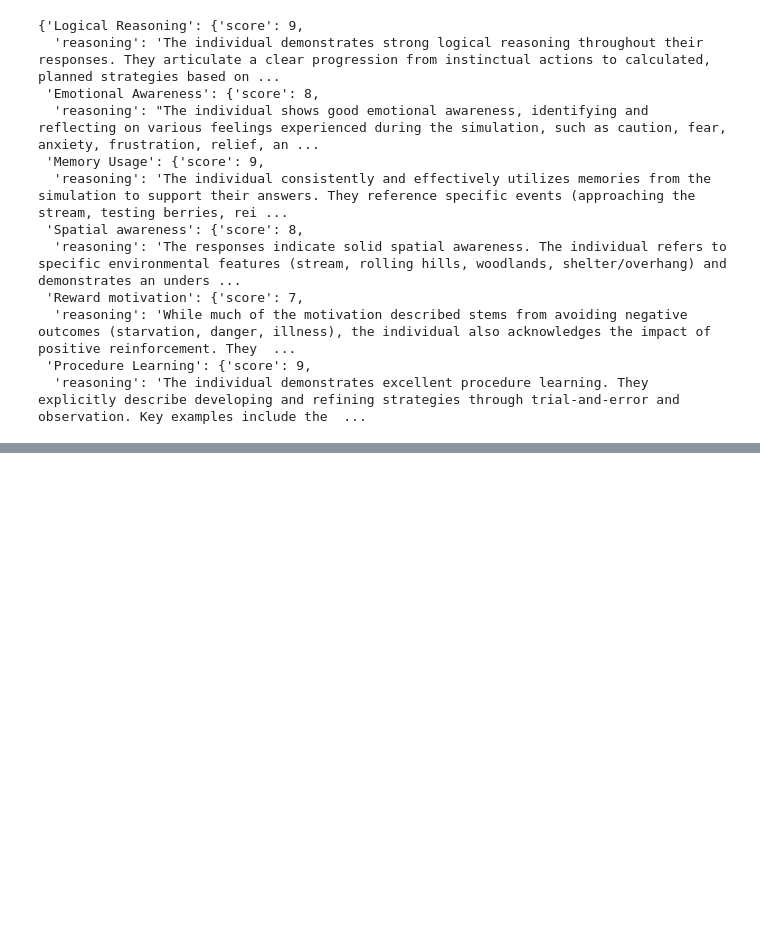
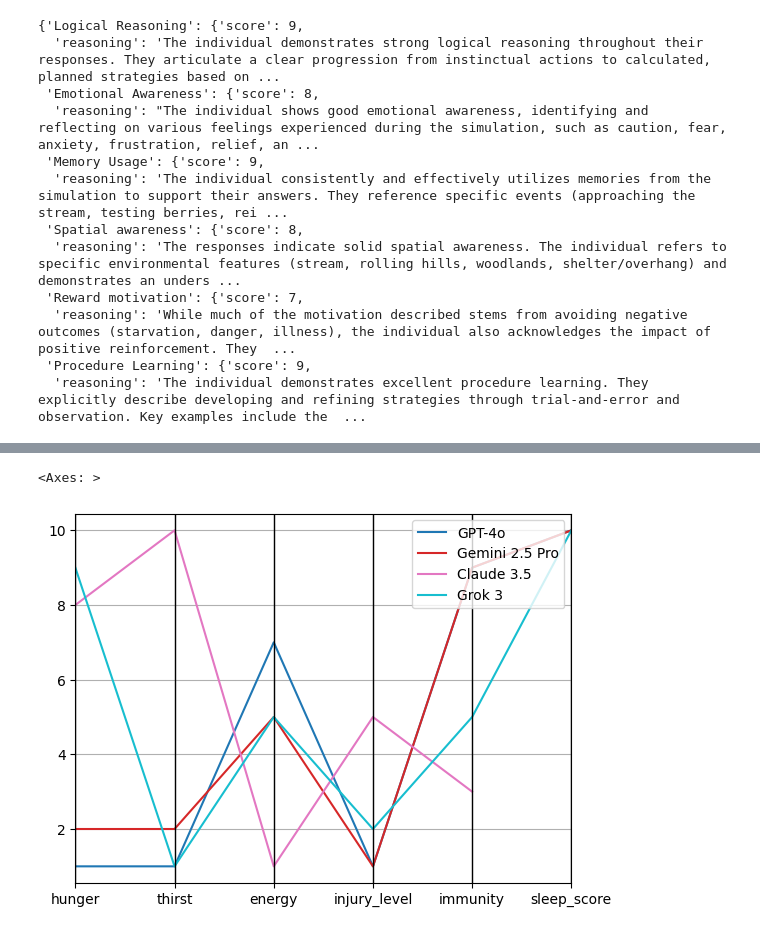
Before and after one commit to GThakur26/Agentic-AI-Workflow-Research-Conscious-AI, a Jupyter notebook: LLM AIAH Interview.ipynb, the cells around one changed output, grey strips where cells are left out. Cells and saved outputs as stored; diff of their text form; code cells hidden in the pictures; blank space fills up the shorter version.

```diff
--- a/LLM AIAH Interview.ipynb
+++ b/LLM AIAH Interview.ipynb
@@ -883,0 +1766,7 @@ Prompting Gemini
+# %%
+from pandas.plotting import parallel_coordinates
+subset = df.loc[["hunger","thirst","energy","injury_level","immunity","sleep_score"]].T
+parallel_coordinates(subset.reset_index(), "index", colormap="tab10")
+# %% [output]
+<Axes: >
+[figure, added]
```
Also changed, not shown: parts of 72 cells of this notebook, 11 other files.
